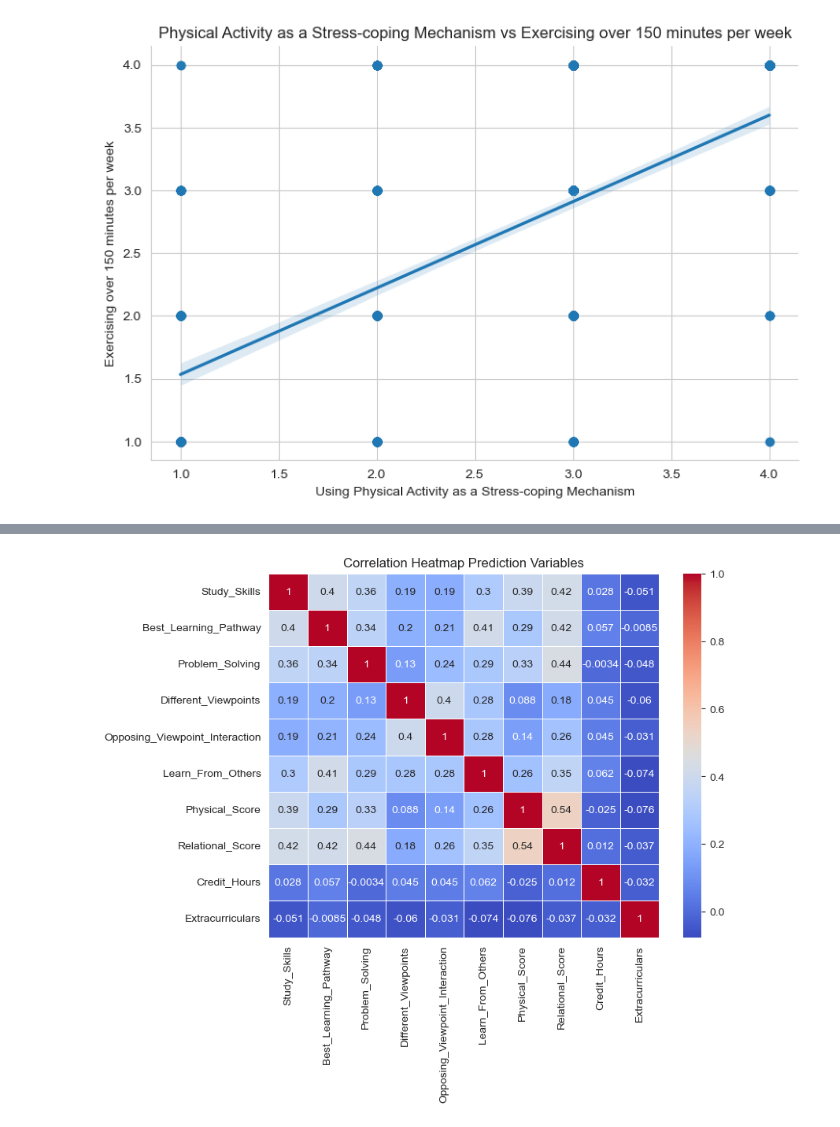
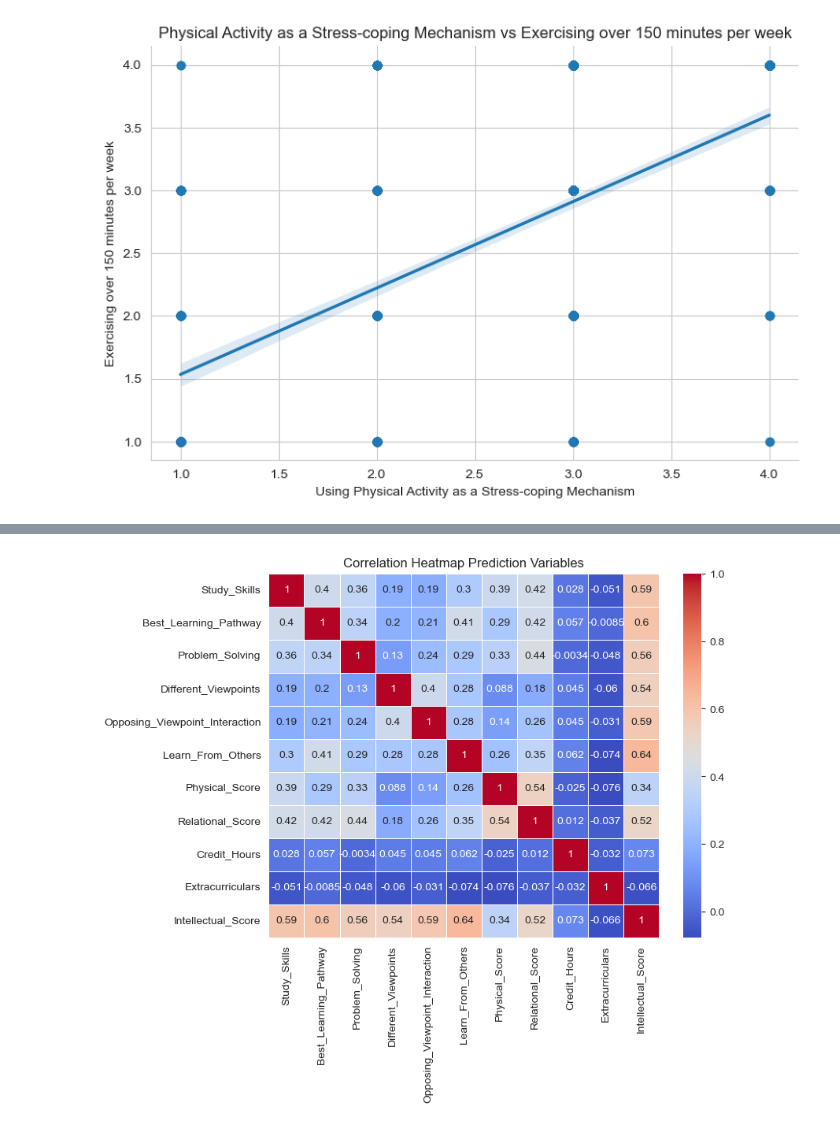
Before and after one commit to Matthew-Wolz/Physical-Health-Research, a Jupyter notebook: Notebook/Physical Health Research.ipynb, the cells around one changed output, grey strips where cells are left out. Drawn from its saved outputs; the diff is of its cells as text; code cells hidden in the pictures.

```diff
--- a/Notebook/Physical Health Research.ipynb
+++ b/Notebook/Physical Health Research.ipynb
@@ -178,16 +249,16 @@ y = y.fillna(y.mean())
 # %%
 # Examing correlation between our prediction variables
 
 corr = data[["Study_Skills", "Best_Learning_Pathway", "Problem_Solving",
     "Different_Viewpoints", "Opposing_Viewpoint_Interaction", "Learn_From_Others",
-    "Physical_Score", "Relational_Score", "Credit_Hours", "Extracurriculars"]].corr()
+    "Physical_Score", "Relational_Score", "Credit_Hours", "Extracurriculars", 'Intellectual_Score']].corr()
 
 plt.figure(figsize = (8, 6))
 sns.heatmap(corr, annot = True, cmap = "coolwarm", linewidths = 0.5)
 plt.title("Correlation Heatmap Prediction Variables")
 plt.show()
 # %% [output]
-[figure, old version]
+[figure, new version]
 # %%
 # Splitting testing and training data, also applying feature scaling
 
```
Also changed, not shown: parts of 14 cells of this notebook.
